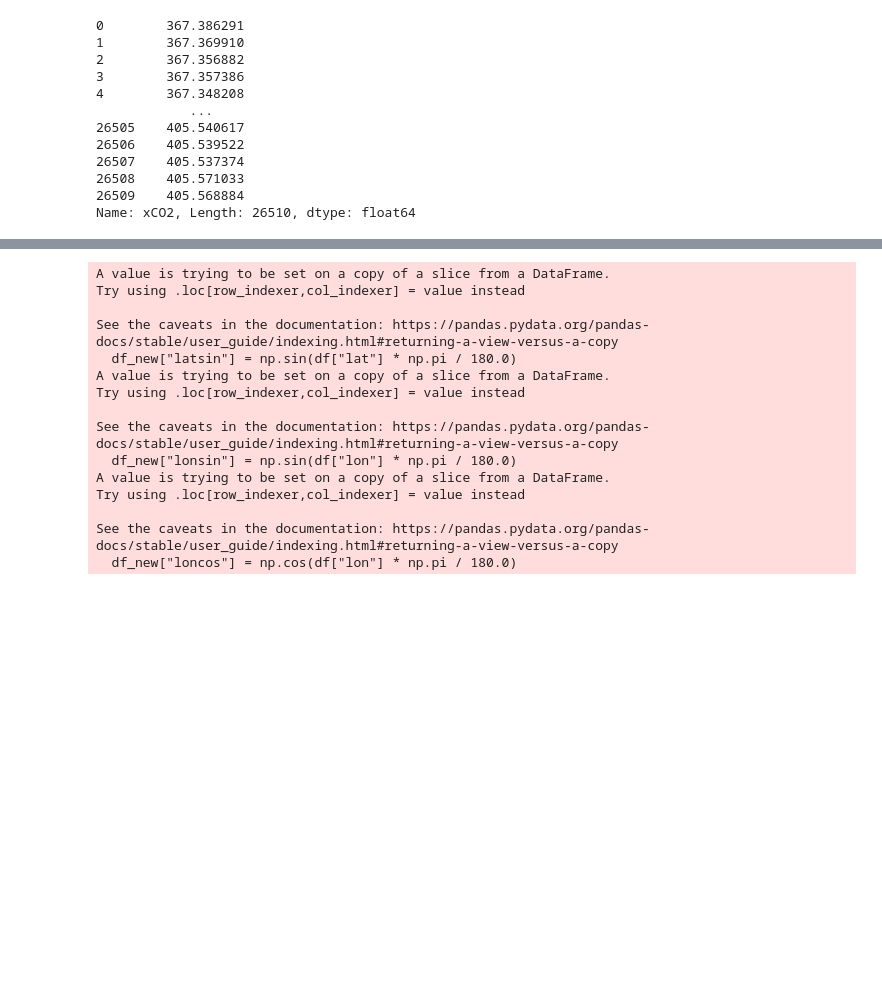
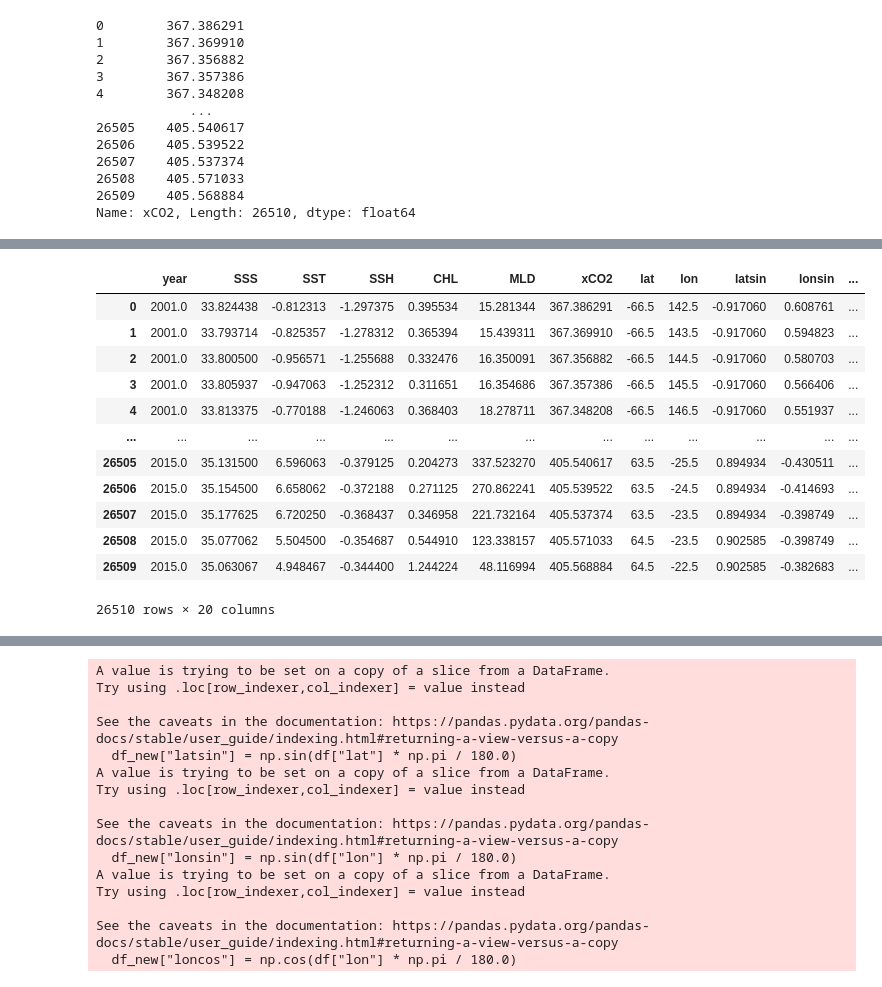
Before and after one commit to sdat2/ai4er_ocean, a Jupyter notebook: OceanCarbon.ipynb, the cells around one changed output, grey strips where cells are left out. Cells and saved outputs as stored; diff of their text form; code cells hidden in the pictures; blank space fills up the shorter version.

```diff
--- a/OceanCarbon.ipynb
+++ b/OceanCarbon.ipynb
@@ -230,0 +222,16 @@ See the caveats in the documentation: https://pandas.pydata.org/pandas-docs/stab
+# %%
+X
+# %% [output]
+|  | year | SSS | SST | SSH | CHL | MLD | xCO2 | lat | lon | latsin | lonsin | ... |
+| 0 | 2001.0 | 33.824438 | -0.812313 | -1.297375 | 0.395534 | 15.281344 | 367.386291 | -66.5 | 142.5 | -0.917060 | 0.608761 | ... |
+| 1 | 2001.0 | 33.793714 | -0.825357 | -1.278312 | 0.365394 | 15.439311 | 367.369910 | -66.5 | 143.5 | -0.917060 | 0.594823 | ... |
+| 2 | 2001.0 | 33.800500 | -0.956571 | -1.255688 | 0.332476 | 16.350091 | 367.356882 | -66.5 | 144.5 | -0.917060 | 0.580703 | ... |
+| 3 | 2001.0 | 33.805937 | -0.947063 | -1.252312 | 0.311651 | 16.354686 | 367.357386 | -66.5 | 145.5 | -0.917060 | 0.566406 | ... |
+| 4 | 2001.0 | 33.813375 | -0.770188 | -1.246063 | 0.368403 | 18.278711 | 367.348208 | -66.5 | 146.5 | -0.917060 | 0.551937 | ... |
+| ... | ... | ... | ... | ... | ... | ... | ... | ... | ... | ... | ... | ... |
+| 26505 | 2015.0 | 35.131500 | 6.596063 | -0.379125 | 0.204273 | 337.523270 | 405.540617 | 63.5 | -25.5 | 0.894934 | -0.430511 | ... |
+| 26506 | 2015.0 | 35.154500 | 6.658062 | -0.372188 | 0.271125 | 270.862241 | 405.539522 | 63.5 | -24.5 | 0.894934 | -0.414693 | ... |
+| 26507 | 2015.0 | 35.177625 | 6.720250 | -0.368437 | 0.346958 | 221.732164 | 405.537374 | 63.5 | -23.5 | 0.894934 | -0.398749 | ... |
+| 26508 | 2015.0 | 35.077062 | 5.504500 | -0.354687 | 0.544910 | 123.338157 | 405.571033 | 64.5 | -23.5 | 0.902585 | -0.398749 | ... |
+| 26509 | 2015.0 | 35.063067 | 4.948467 | -0.344400 | 1.244224 | 48.116994 | 405.568884 | 64.5 | -22.5 | 0.902585 | -0.382683 | ... |
+26510 rows × 20 columns
```
Also changed, not shown: parts of 13 cells of this notebook.
